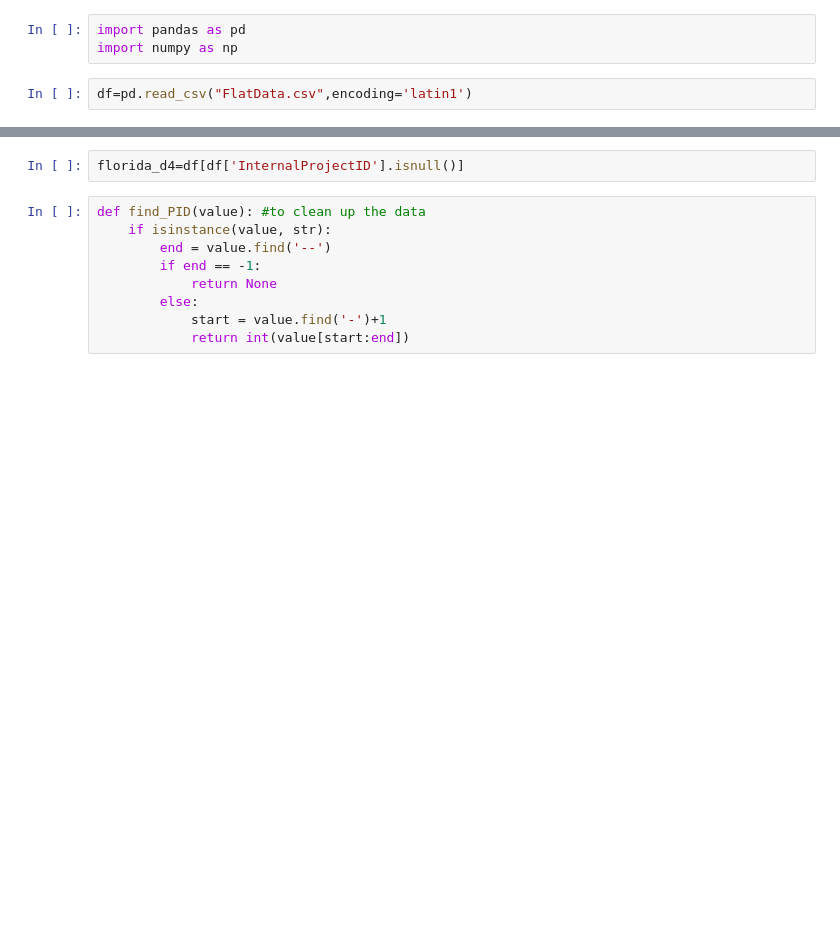
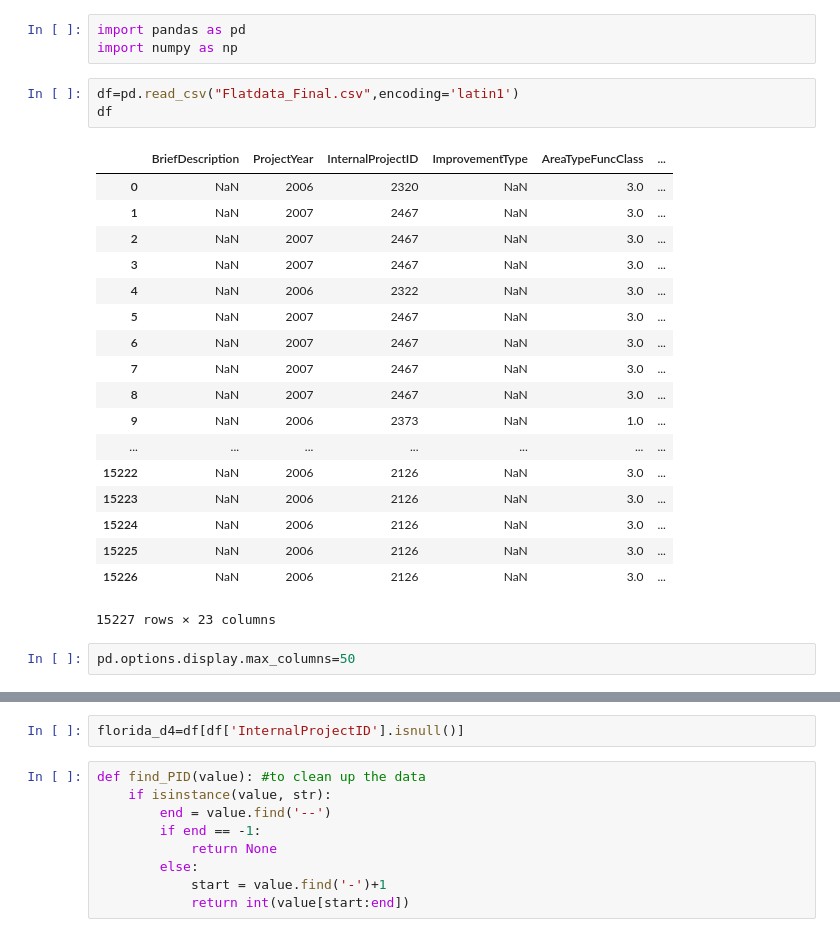
Before and after one commit to jawadmhoque/accuracy-assessment, a Jupyter notebook: Florida Dataset Cleanup.ipynb, the cells around one changed output, grey strips where cells are left out. Drawn from its saved outputs; the diff is of its cells as text; blank space fills up the shorter version.

```diff
--- a/Florida Dataset Cleanup.ipynb
+++ b/Florida Dataset Cleanup.ipynb
@@ -2,5 +2,27 @@
 import pandas as pd
 import numpy as np
 # %%
-df=pd.read_csv("FlatData.csv",encoding='latin1')
+df=pd.read_csv("Flatdata_Final.csv",encoding='latin1')
+df
+# %% [output]
+|  | BriefDescription | ProjectYear | InternalProjectID | ImprovementType | AreaTypeFuncClass | ... |
+| 0 | NaN | 2006 | 2320 | NaN | 3.0 | ... |
+| 1 | NaN | 2007 | 2467 | NaN | 3.0 | ... |
+| 2 | NaN | 2007 | 2467 | NaN | 3.0 | ... |
+| 3 | NaN | 2007 | 2467 | NaN | 3.0 | ... |
+| 4 | NaN | 2006 | 2322 | NaN | 3.0 | ... |
+| 5 | NaN | 2007 | 2467 | NaN | 3.0 | ... |
+| 6 | NaN | 2007 | 2467 | NaN | 3.0 | ... |
+| 7 | NaN | 2007 | 2467 | NaN | 3.0 | ... |
+| 8 | NaN | 2007 | 2467 | NaN | 3.0 | ... |
+| 9 | NaN | 2006 | 2373 | NaN | 1.0 | ... |
+| ... | ... | ... | ... | ... | ... | ... |
+| 15222 | NaN | 2006 | 2126 | NaN | 3.0 | ... |
+| 15223 | NaN | 2006 | 2126 | NaN | 3.0 | ... |
+| 15224 | NaN | 2006 | 2126 | NaN | 3.0 | ... |
+| 15225 | NaN | 2006 | 2126 | NaN | 3.0 | ... |
+| 15226 | NaN | 2006 | 2126 | NaN | 3.0 | ... |
+15227 rows × 23 columns
+# %%
+pd.options.display.max_columns=50
 # %%
```
Also changed, not shown: parts of 1 cell of this notebook, 3 other files.
